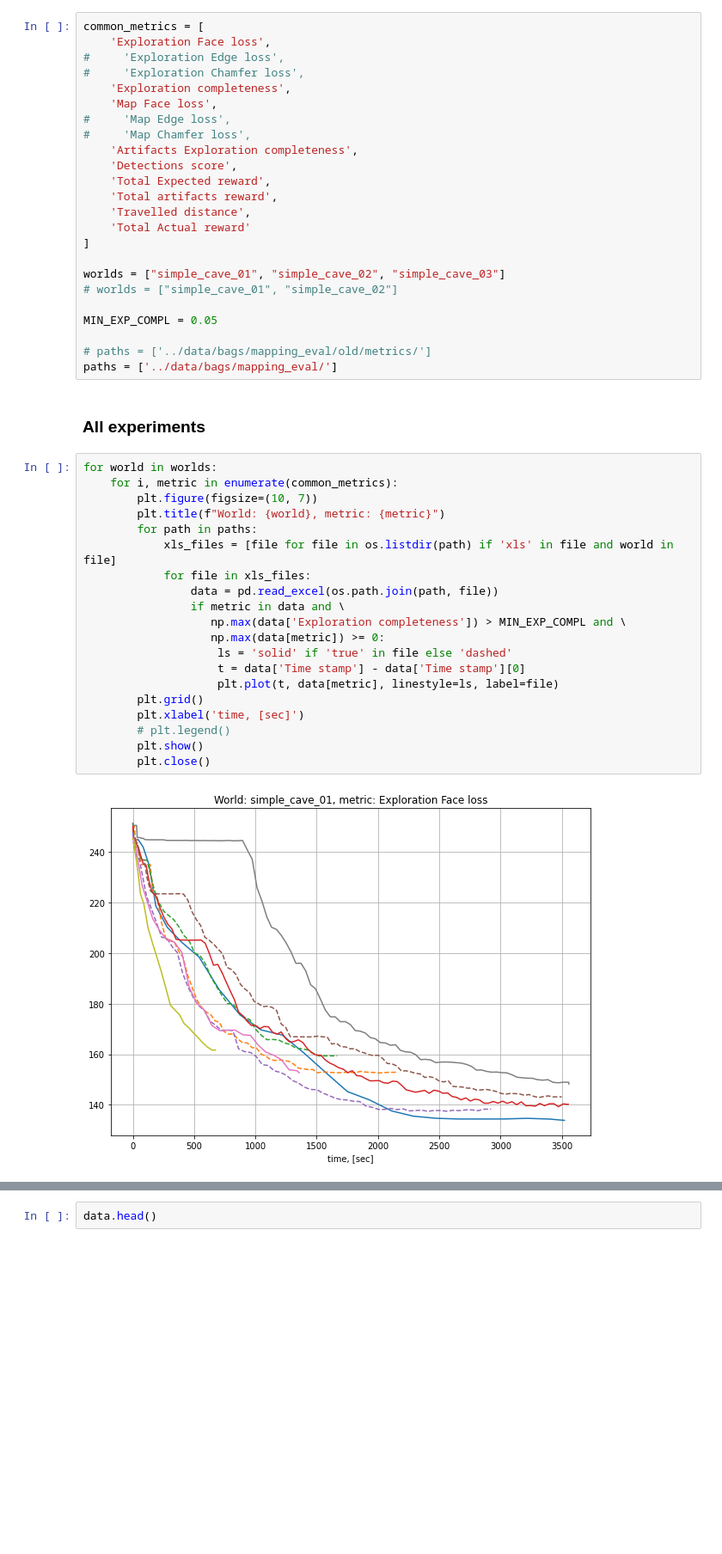
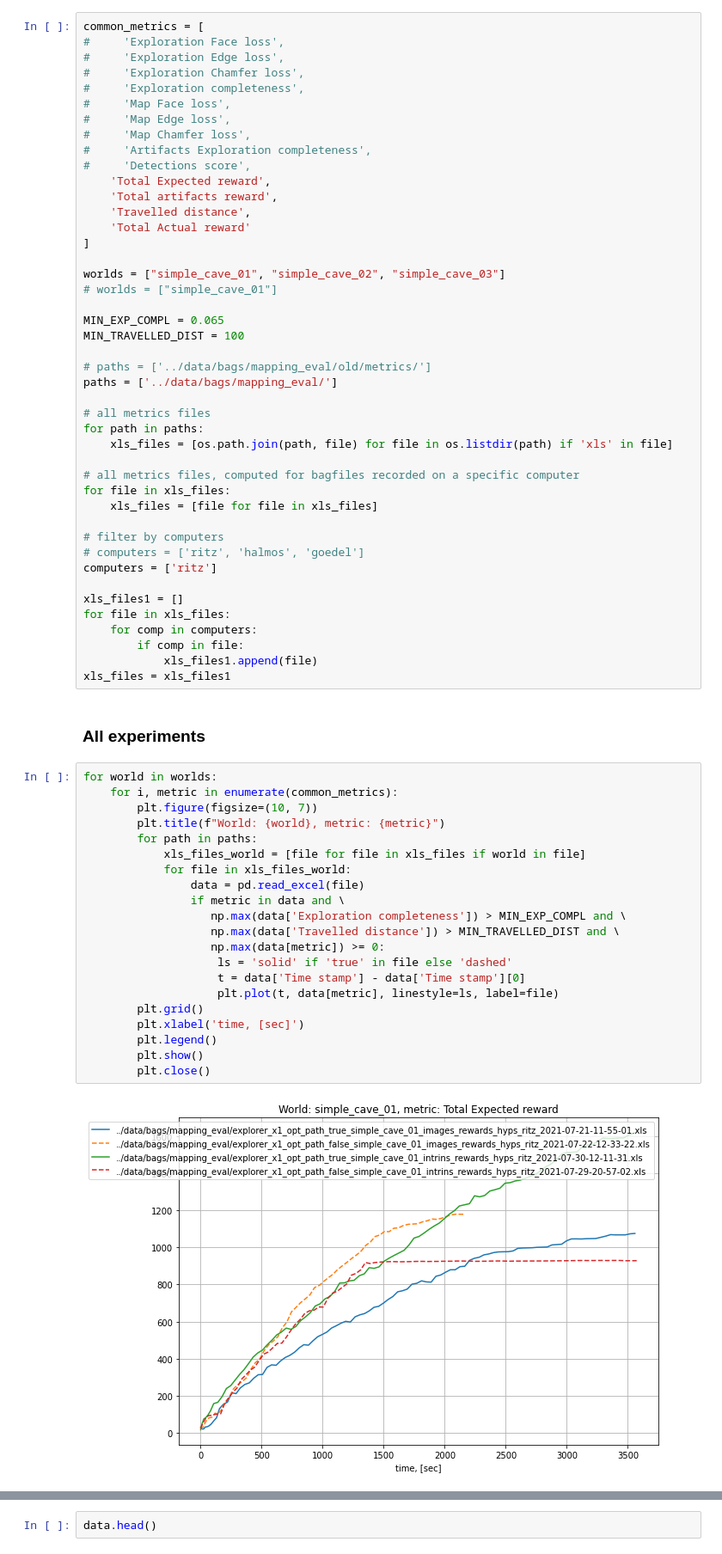
Before and after one commit to tpet/rpz_planning, a Jupyter notebook: notebooks/metrics_xls_parser.ipynb, the cells around one changed output, grey strips where cells are left out. Shown at 86% size. Drawn from its saved outputs; the diff is of its cells as text; blank space fills up the shorter version.

```diff
--- a/notebooks/metrics_xls_parser.ipynb
+++ b/notebooks/metrics_xls_parser.ipynb
@@ -7,15 +7,15 @@ import os
 ### Evaluation criterions
 # %%
 common_metrics = [
-    'Exploration Face loss',
+#     'Exploration Face loss',
 #     'Exploration Edge loss',
 #     'Exploration Chamfer loss',
-    'Exploration completeness',
-    'Map Face loss',
+#     'Exploration completeness',
+#     'Map Face loss',
 #     'Map Edge loss',
 #     'Map Chamfer loss',
-    'Artifacts Exploration completeness',
-    'Detections score',
+#     'Artifacts Exploration completeness',
+#     'Detections score',
     'Total Expected reward',
     'Total artifacts reward',
     'Travelled distance',
@@ -23,33 +23,54 @@ common_metrics = [
 ]
 
 worlds = ["simple_cave_01", "simple_cave_02", "simple_cave_03"]
-# worlds = ["simple_cave_01", "simple_cave_02"]
+# worlds = ["simple_cave_01"]
 
-MIN_EXP_COMPL = 0.05
+MIN_EXP_COMPL = 0.065
+MIN_TRAVELLED_DIST = 100
 
 # paths = ['../data/bags/mapping_eval/old/metrics/']
 paths = ['../data/bags/mapping_eval/']
+
+# all metrics files
+for path in paths:
+    xls_files = [os.path.join(path, file) for file in os.listdir(path) if 'xls' in file]
+
+# all metrics files, computed for bagfiles recorded on a specific computer
+for file in xls_files:
+    xls_files = [file for file in xls_files]
+
+# filter by computers
+# computers = ['ritz', 'halmos', 'goedel']
+computers = ['ritz']
+
+xls_files1 = []
+for file in xls_files:
+    for comp in computers:
+        if comp in file:
+            xls_files1.append(file)
+xls_files = xls_files1
 # %% [markdown]
 ### All experiments
 # %%
 for world in worlds:
     for i, metric in enumerate(common_metrics):
         plt.figure(figsize=(10, 7))
         plt.title(f"World: {world}, metric: {metric}")
         for path in paths:
-            xls_files = [file for file in os.listdir(path) if 'xls' in file and world in file]
-            for file in xls_files:
-                data = pd.read_excel(os.path.join(path, file))
+            xls_files_world = [file for file in xls_files if world in file]
+            for file in xls_files_world:
+                data = pd.read_excel(file)
                 if metric in data and \
                    np.max(data['Exploration completeness']) > MIN_EXP_COMPL and \
+                   np.max(data['Travelled distance']) > MIN_TRAVELLED_DIST and \
                    np.max(data[metric]) >= 0:
                     ls = 'solid' if 'true' in file else 'dashed'
                     t = data['Time stamp'] - data['Time stamp'][0]
                     plt.plot(t, data[metric], linestyle=ls, label=file)
         plt.grid()
         plt.xlabel('time, [sec]')
-        # plt.legend()
+        plt.legend()
         plt.show()
         plt.close()
 # %% [output]
-[figure, old version]
+[figure, new version]
```
Also changed, not shown: parts of 4 cells of this notebook, 6 other files.
